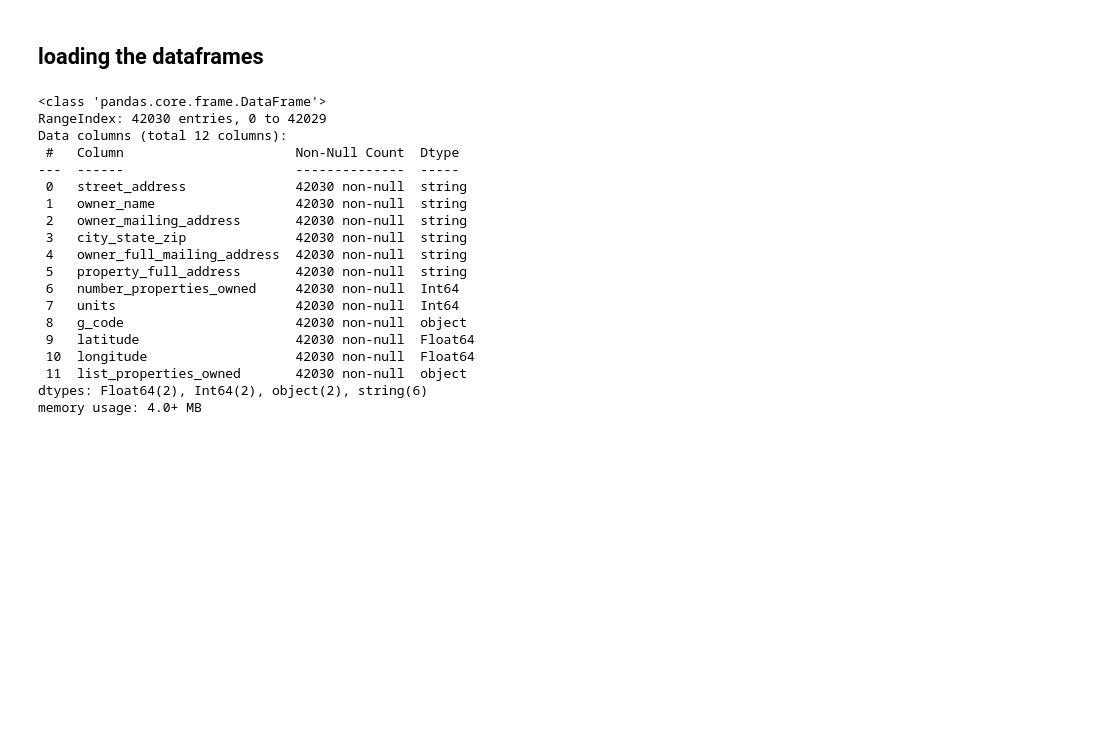
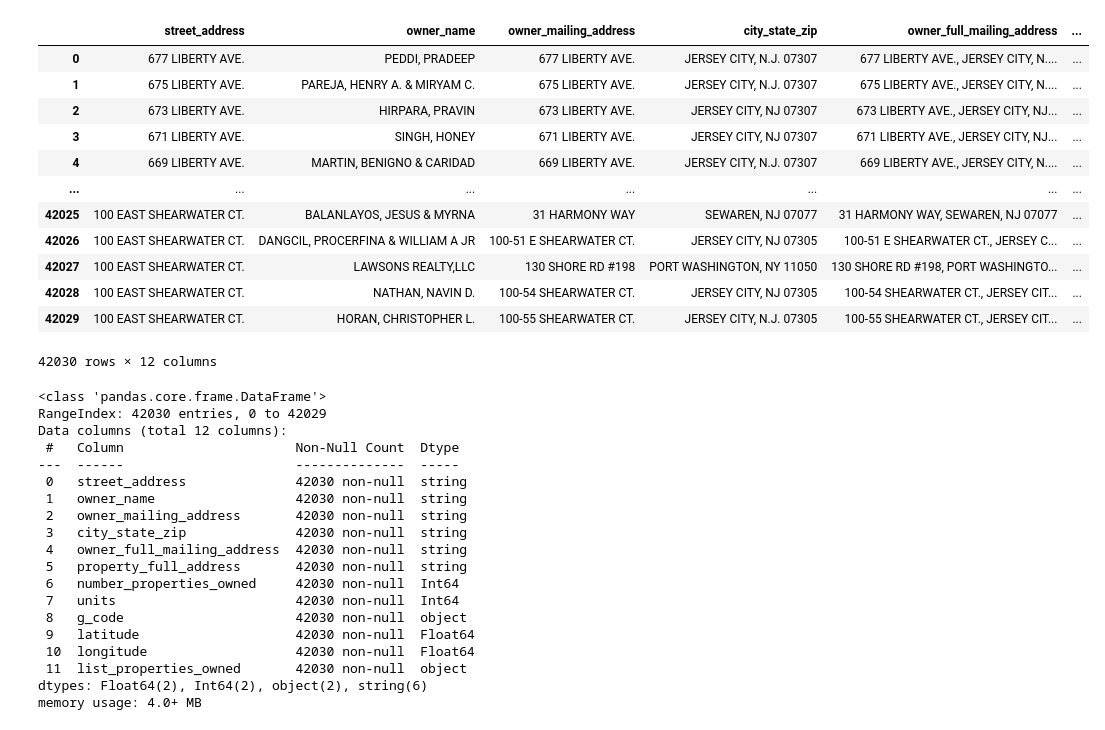
Before and after one commit to kylemichaelreaves/landlord_data, a Jupyter notebook: JerseyCity/jersey_city.ipynb, the cells around one changed output. Saved outputs shown, nothing was run; the diff lists cells and outputs as text; code cells hidden in the pictures; blank space fills up the shorter version.

```diff
--- a/JerseyCity/jersey_city.ipynb
+++ b/JerseyCity/jersey_city.ipynb
@@ -9,5 +3,3 @@
-# %% [markdown]
-## loading the dataframes
 # %%
 import pandas as pd
 import numpy as np
@@ -38,6 +30,22 @@ def get_properties(owner):
     return df[df.owner_name == owner]['street_address'].tolist()
 # %%
 df['list_properties_owned'] = [get_properties(owner) for owner in df.owner_name]
+# %%
+df
+# %% [output]
+|  | street_address | owner_name | owner_mailing_address | city_state_zip | owner_full_mailing_address | ... |
+| 0 | 677 LIBERTY AVE. | PEDDI, PRADEEP | 677 LIBERTY AVE. | JERSEY CITY, N.J. 07307 | 677 LIBERTY AVE., JERSEY CITY, N.... | ... |
+| 1 | 675 LIBERTY AVE. | PAREJA, HENRY A. & MIRYAM C. | 675 LIBERTY AVE. | JERSEY CITY, N.J. 07307 | 675 LIBERTY AVE., JERSEY CITY, N.... | ... |
+| 2 | 673 LIBERTY AVE. | HIRPARA, PRAVIN | 673 LIBERTY AVE. | JERSEY CITY, NJ 07307 | 673 LIBERTY AVE., JERSEY CITY, NJ... | ... |
+| 3 | 671 LIBERTY AVE. | SINGH, HONEY | 671 LIBERTY AVE. | JERSEY CITY, NJ 07307 | 671 LIBERTY AVE., JERSEY CITY, NJ... | ... |
+| 4 | 669 LIBERTY AVE. | MARTIN, BENIGNO & CARIDAD | 669 LIBERTY AVE. | JERSEY CITY, N.J. 07307 | 669 LIBERTY AVE., JERSEY CITY, N.... | ... |
+| ... | ... | ... | ... | ... | ... | ... |
+| 42025 | 100 EAST SHEARWATER CT. | BALANLAYOS, JESUS & MYRNA | 31 HARMONY WAY | SEWAREN, NJ 07077 | 31 HARMONY WAY, SEWAREN, NJ 07077 | ... |
+| 42026 | 100 EAST SHEARWATER CT. | DANGCIL, PROCERFINA & WILLIAM A JR | 100-51 E SHEARWATER CT. | JERSEY CITY, NJ 07305 | 100-51 E SHEARWATER CT., JERSEY C... | ... |
+| 42027 | 100 EAST SHEARWATER CT. | LAWSONS REALTY,LLC | 130 SHORE RD #198 | PORT WASHINGTON, NY 11050 | 130 SHORE RD #198, PORT WASHINGTO... | ... |
+| 42028 | 100 EAST SHEARWATER CT. | NATHAN, NAVIN D. | 100-54 SHEARWATER CT. | JERSEY CITY, NJ 07305 | 100-54 SHEARWATER CT., JERSEY CIT... | ... |
+| 42029 | 100 EAST SHEARWATER CT. | HORAN, CHRISTOPHER L. | 100-55 SHEARWATER CT. | JERSEY CITY, N.J. 07305 | 100-55 SHEARWATER CT., JERSEY CIT... | ... |
+42030 rows × 12 columns
 # %%
 # using convert_dtypes() to infer types from columns
 df = df.convert_dtypes(infer_objects=True)
```
Also changed, not shown: parts of 5 cells of this notebook, 3 other files.
